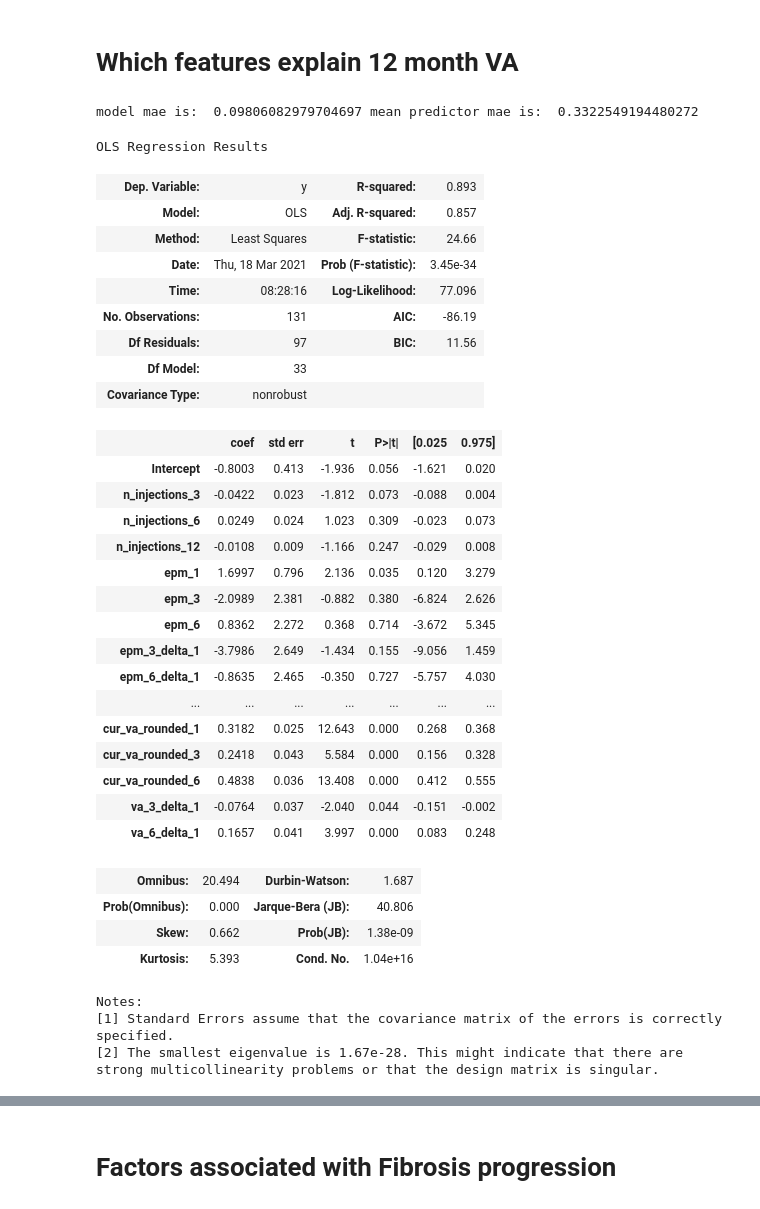
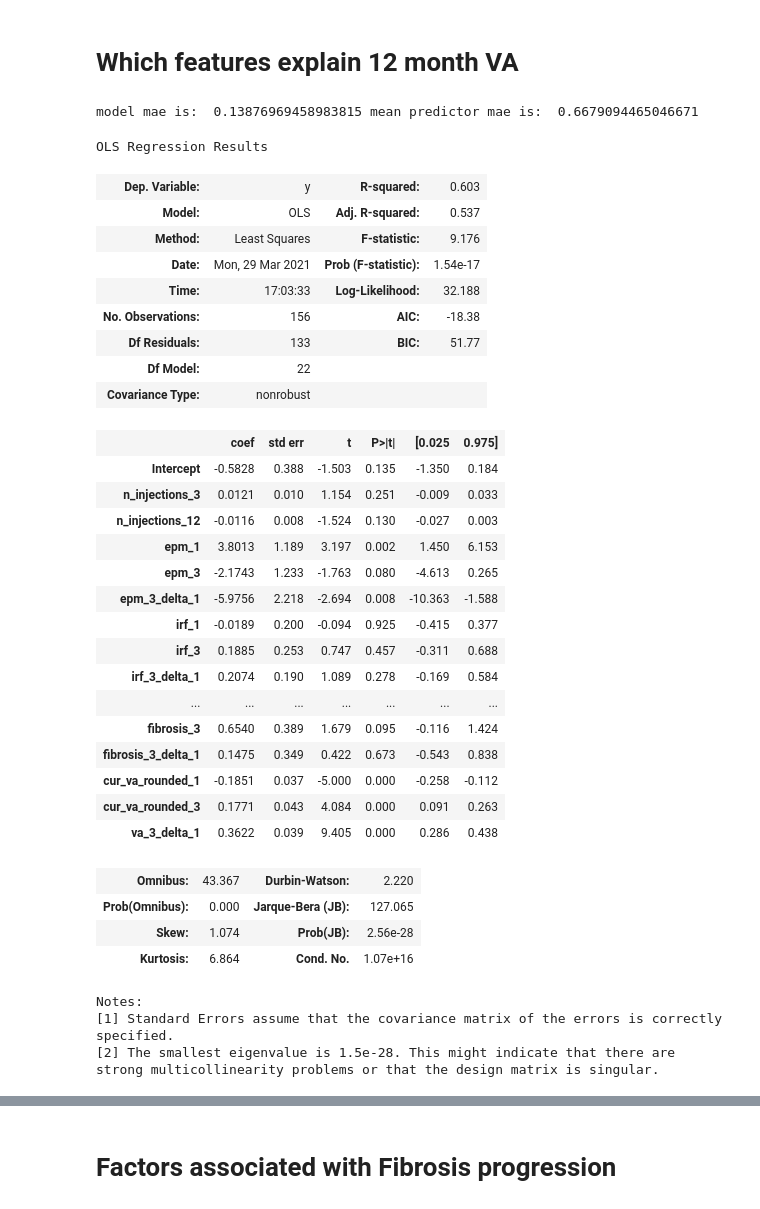
Before and after one commit to theislab/LODE, a Jupyter notebook: feature_statistics/notebooks/0_2_time_series_1-3-6-12-24-months.ipynb, the cells around one changed output, grey strips where cells are left out. Cells and saved outputs as stored; diff of their text form; code cells hidden in the pictures.

```diff
--- a/feature_statistics/notebooks/0_2_time_series_1-3-6-12-24-months.ipynb
+++ b/feature_statistics/notebooks/0_2_time_series_1-3-6-12-24-months.ipynb
@@ -740,21 +756,21 @@ injection_times = [3, 6]
 '''
 
 seg_features = ["epm", "irf", "srf", "srhm", "rpe", "fvpde", "drusen", "phm", "choroid", "fibrosis"]
-seg_delta = ["3-1", "6-1"]
-seg_times = [1, 3, 6, 12]
+seg_delta = ["3-1"]
+seg_times = [1, 3, 12]
 
 assert assert_times(seg_times), "Selected time points contains not allowed values"
 
 seg_independents = get_seg_dependents_str(seg_features, seg_delta, seg_times)
 
-va_delta = ["3-1","6-1"]
-va_times = [1, 3, 6, 12]
+va_delta = ["3-1"]
+va_times = [1, 3, 12]
 
 assert assert_times(va_times), "Selected time points contains not allowed values"
 
 va_independents = get_va_dependents_str(va_delta, va_times)
 
-injection_times = [3, 6, 12]
+injection_times = [3, 12]
 
 assert assert_times(injection_times), "Selected time points contains not allowed values"
 
@@ -763,7 +779,7 @@ for it in injection_times:
     injection_independents.append(f"n_injections_{it}")
 
 # extract abt table for regression, automativcally filters for all sequences with available data
-abt = associate_time_n_factors(table=data_pd, spatial_sum=True, times=[1, 3, 6, 12])
+abt = associate_time_n_factors(table=data_pd, spatial_sum=True, times=[1, 3, 12])
 
 independent_variables = injection_independents + seg_independents + va_independents
 
@@ -812,67 +828,67 @@ for col_to_remove in columns_to_exclude:
 df_regression = abt[independent_variables]
 
 # set dependent var
-df_regression["y"] = abt["cur_va_rounded_12"]
+df_regression["y"] = abt["cur_va_rounded_12"] - abt["cur_va_rounded_1"]
 
 
 model_lin = sm.OLS.from_formula(f"y ~ {' + '.join(independent_variables)}",
                                 data=df_regression)
 
 result_lin = model_lin.fit()
 
 regression_summary = result_lin.summary()
 
 reg_table = pd.read_html(result_lin.summary().tables[1].as_html(),header=0,index_col=0)[0]
 
 
 from statsmodels.tools.eval_measures import meanabs
 
 X = df_regression[independent_variables]
 y = df_regression["y"]
 
 # now generate predictions
 ypred = result_lin.predict(X)
 
 # calc rmse
 mae = meanabs(y, ypred)
 mae_mean_predictor = meanabs(y, [df_regression.cur_va_rounded_1.mean()]*y.shape[0])
 
 print("model mae is: ", mae, "mean predictor mae is: ", mae_mean_predictor)
 
 regression_summary
 # %% [output]
-model mae is:  0.09806082979704697 mean predictor mae is:  0.3322549194480272
+model mae is:  0.13876969458983815 mean predictor mae is:  0.6679094465046671
 OLS Regression Results
-| Dep. Variable: | y | R-squared: | 0.893 |
-| Model: | OLS | Adj. R-squared: | 0.857 |
-| Method: | Least Squares | F-statistic: | 24.66 |
-| Date: | Thu, 18 Mar 2021 | Prob (F-statistic): | 3.45e-34 |
-| Time: | 08:28:16 | Log-Likelihood: | 77.096 |
-| No. Observations: | 131 | AIC: | -86.19 |
-| Df Residuals: | 97 | BIC: | 11.56 |
-| Df Model: | 33 |  |  |
+| Dep. Variable: | y | R-squared: | 0.603 |
+| Model: | OLS | Adj. R-squared: | 0.537 |
+| Method: | Least Squares | F-statistic: | 9.176 |
+| Date: | Mon, 29 Mar 2021 | Prob (F-statistic): | 1.54e-17 |
+| Time: | 17:03:33 | Log-Likelihood: | 32.188 |
+| No. Observations: | 156 | AIC: | -18.38 |
+| Df Residuals: | 133 | BIC: | 51.77 |
+| Df Model: | 22 |  |  |
 | Covariance Type: | nonrobust |  |  |
 |  | coef | std err | t | P>|t| | [0.025 | 0.975] |
-| Intercept | -0.8003 | 0.413 | -1.936 | 0.056 | -1.621 | 0.020 |
-| n_injections_3 | -0.0422 | 0.023 | -1.812 | 0.073 | -0.088 | 0.004 |
-| n_injections_6 | 0.0249 | 0.024 | 1.023 | 0.309 | -0.023 | 0.073 |
-| n_injections_12 | -0.0108 | 0.009 | -1.166 | 0.247 | -0.029 | 0.008 |
-| epm_1 | 1.6997 | 0.796 | 2.136 | 0.035 | 0.120 | 3.279 |
-| epm_3 | -2.0989 | 2.381 | -0.882 | 0.380 | -6.824 | 2.626 |
-| epm_6 | 0.8362 | 2.272 | 0.368 | 0.714 | -3.672 | 5.345 |
-| epm_3_delta_1 | -3.7986 | 2.649 | -1.434 | 0.155 | -9.056 | 1.459 |
-| epm_6_delta_1 | -0.8635 | 2.465 | -0.350 | 0.727 | -5.757 | 4.030 |
+| Intercept | -0.5828 | 0.388 | -1.503 | 0.135 | -1.350 | 0.184 |
+| n_injections_3 | 0.0121 | 0.010 | 1.154 | 0.251 | -0.009 | 0.033 |
+| n_injections_12 | -0.0116 | 0.008 | -1.524 | 0.130 | -0.027 | 0.003 |
+| epm_1 | 3.8013 | 1.189 | 3.197 | 0.002 | 1.450 | 6.153 |
+| epm_3 | -2.1743 | 1.233 | -1.763 | 0.080 | -4.613 | 0.265 |
+| epm_3_delta_1 | -5.9756 | 2.218 | -2.694 | 0.008 | -10.363 | -1.588 |
+| irf_1 | -0.0189 | 0.200 | -0.094 | 0.925 | -0.415 | 0.377 |
+| irf_3 | 0.1885 | 0.253 | 0.747 | 0.457 | -0.311 | 0.688 |
+| irf_3_delta_1 | 0.2074 | 0.190 | 1.089 | 0.278 | -0.169 | 0.584 |
 | ... | ... | ... | ... | ... | ... | ... |
-| cur_va_rounded_1 | 0.3182 | 0.025 | 12.643 | 0.000 | 0.268 | 0.368 |
-| cur_va_rounded_3 | 0.2418 | 0.043 | 5.584 | 0.000 | 0.156 | 0.328 |
-| cur_va_rounded_6 | 0.4838 | 0.036 | 13.408 | 0.000 | 0.412 | 0.555 |
-| va_3_delta_1 | -0.0764 | 0.037 | -2.040 | 0.044 | -0.151 | -0.002 |
-| va_6_delta_1 | 0.1657 | 0.041 | 3.997 | 0.000 | 0.083 | 0.248 |
+| fibrosis_3 | 0.6540 | 0.389 | 1.679 | 0.095 | -0.116 | 1.424 |
+| fibrosis_3_delta_1 | 0.1475 | 0.349 | 0.422 | 0.673 | -0.543 | 0.838 |
+| cur_va_rounded_1 | -0.1851 | 0.037 | -5.000 | 0.000 | -0.258 | -0.112 |
+| cur_va_rounded_3 | 0.1771 | 0.043 | 4.084 | 0.000 | 0.091 | 0.263 |
+| va_3_delta_1 | 0.3622 | 0.039 | 9.405 | 0.000 | 0.286 | 0.438 |
-| Omnibus: | 20.494 | Durbin-Watson: | 1.687 |
-| Prob(Omnibus): | 0.000 | Jarque-Bera (JB): | 40.806 |
-| Skew: | 0.662 | Prob(JB): | 1.38e-09 |
-| Kurtosis: | 5.393 | Cond. No. | 1.04e+16 |
+| Omnibus: | 43.367 | Durbin-Watson: | 2.220 |
+| Prob(Omnibus): | 0.000 | Jarque-Bera (JB): | 127.065 |
+| Skew: | 1.074 | Prob(JB): | 2.56e-28 |
+| Kurtosis: | 6.864 | Cond. No. | 1.07e+16 |
 Notes:
 [1] Standard Errors assume that the covariance matrix of the errors is correctly specified.
-[2] The smallest eigenvalue is 1.67e-28. This might indicate that there are
+[2] The smallest eigenvalue is 1.5e-28. This might indicate that there are
 strong multicollinearity problems or that the design matrix is singular.
```
Also changed, not shown: parts of 28 cells of this notebook, 5 other files.
